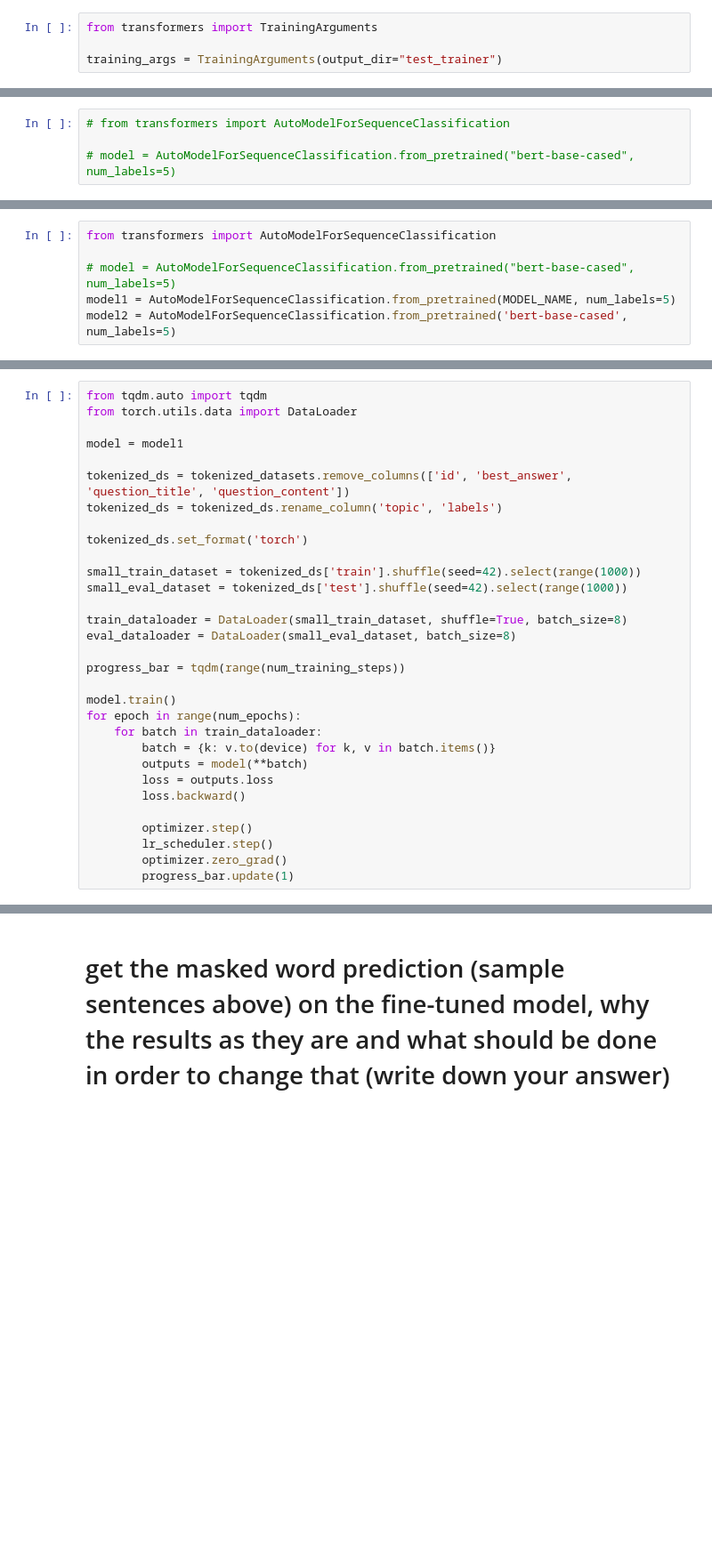
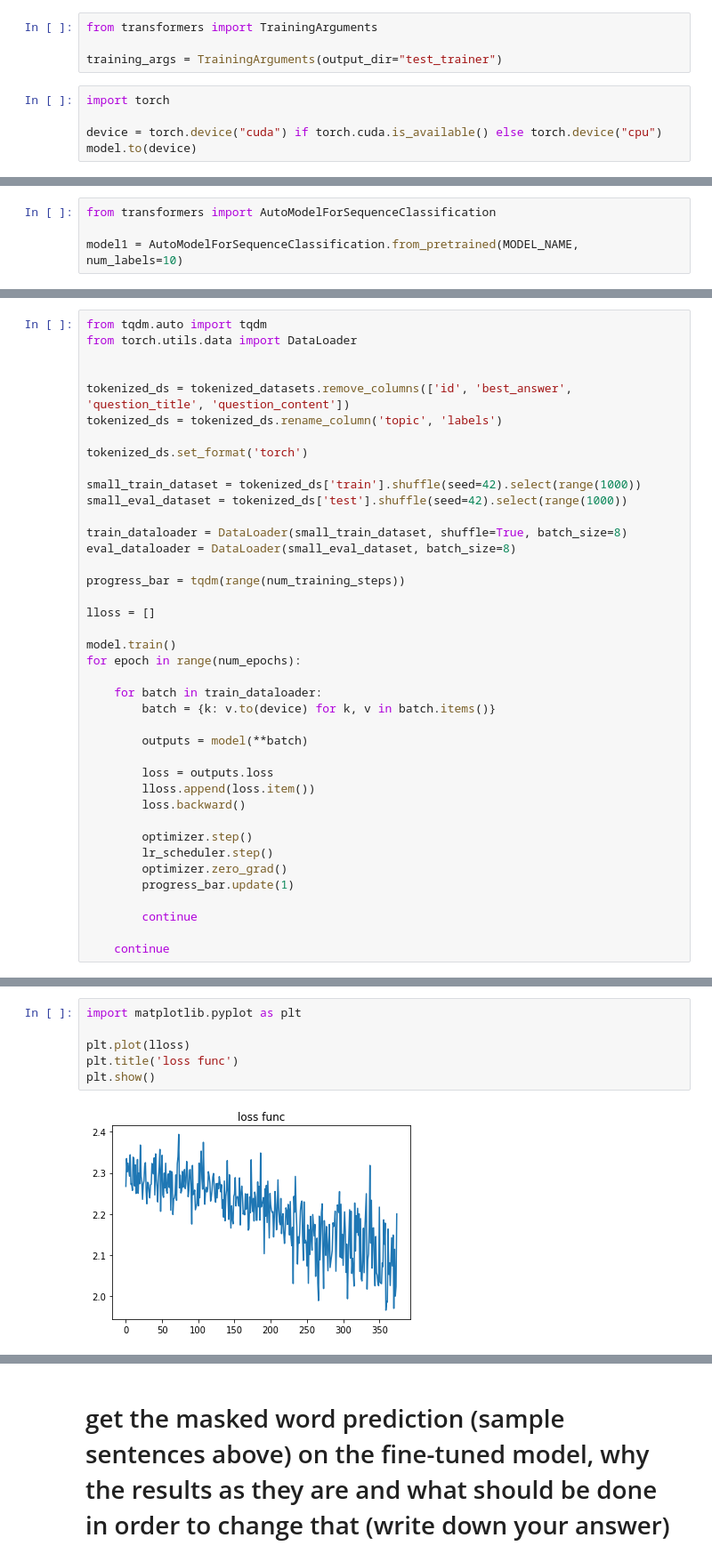
Before and after one commit to bogya345/NLP_labs, a Jupyter notebook: hw4.ipynb, the cells around one changed output, grey strips where cells are left out. Shown at 89% size. Saved outputs shown, nothing was run; the diff lists cells and outputs as text; blank space fills up the shorter version.

```diff
--- a/hw4.ipynb
+++ b/hw4.ipynb
@@ -163,3 +133,8 @@ lr_scheduler = get_scheduler(
 from transformers import TrainingArguments
 
 training_args = TrainingArguments(output_dir="test_trainer")
+# %%
+import torch
+
+device = torch.device("cuda") if torch.cuda.is_available() else torch.device("cpu")
+model.to(device)
@@ -166,4 +159,4 @@ training_args = TrainingArguments(output_dir="test_trainer")
 # %%
-# from transformers import AutoModelForSequenceClassification
+from transformers import AutoModelForSequenceClassification
 
-# model = AutoModelForSequenceClassification.from_pretrained("bert-base-cased", num_labels=5)
+model1 = AutoModelForSequenceClassification.from_pretrained(MODEL_NAME, num_labels=10)
@@ -185,6 +173,0 @@ def compute_metrics(eval_pred):
-# %%
-from transformers import AutoModelForSequenceClassification
-
-# model = AutoModelForSequenceClassification.from_pretrained("bert-base-cased", num_labels=5)
-model1 = AutoModelForSequenceClassification.from_pretrained(MODEL_NAME, num_labels=5)
-model2 = AutoModelForSequenceClassification.from_pretrained('bert-base-cased', num_labels=5)
@@ -210,7 +190,6 @@ You should probably TRAIN this model on a down-stream task to be able to use it
 from tqdm.auto import tqdm
 from torch.utils.data import DataLoader
 
-model = model1
 
 tokenized_ds = tokenized_datasets.remove_columns(['id', 'best_answer', 'question_title', 'question_content'])
 tokenized_ds = tokenized_ds.rename_column('topic', 'labels')
@@ -225,18 +204,28 @@ eval_dataloader = DataLoader(small_eval_dataset, batch_size=8)
 
 progress_bar = tqdm(range(num_training_steps))
 
+lloss = []
+
 model.train()
 for epoch in range(num_epochs):
+
     for batch in train_dataloader:
         batch = {k: v.to(device) for k, v in batch.items()}
+
         outputs = model(**batch)
+
         loss = outputs.loss
+        lloss.append(loss.item())
         loss.backward()
 
         optimizer.step()
         lr_scheduler.step()
         optimizer.zero_grad()
         progress_bar.update(1)
+
+        continue
+
+    continue
 # %% [output]
 Loading cached shuffled indices for dataset at C:\Users\bogya\.cache\huggingface\datasets\yahoo_answers_topics\yahoo_answers_topics\1.0.0\b2712a72fde278f1d6e96cc4f485fd89ed2f79ecb231441e13645b53da0219 ...
 Loading cached shuffled indices for dataset at C:\Users\bogya\.cache\huggingface\datasets\yahoo_answers_topics\yahoo_answers_topics\1.0.0\b2712a72fde278f1d6e96cc4f485fd89ed2f79ecb231441e13645b53da0219 ...
@@ -243,0 +232,8 @@ IndexError: Target 6 is out of bounds.
+# %%
+import matplotlib.pyplot as plt
+
+plt.plot(lloss)
+plt.title('loss func')
+plt.show()
+# %% [output]
+[figure, added]
```
Also changed, not shown: parts of 28 cells of this notebook, 2 other files.
